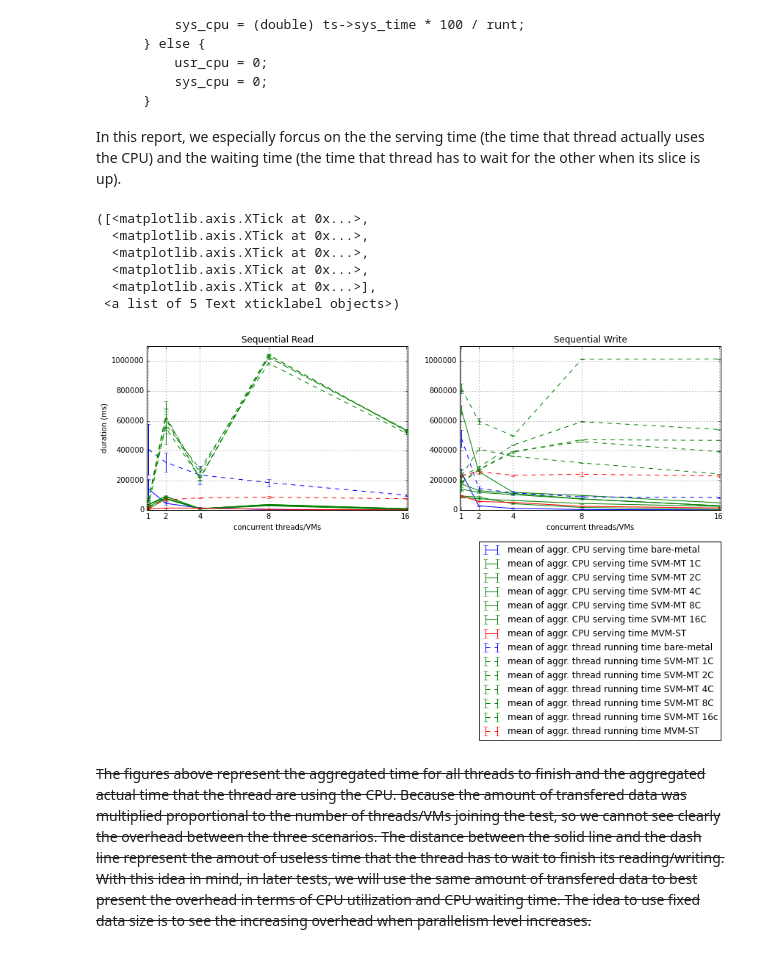
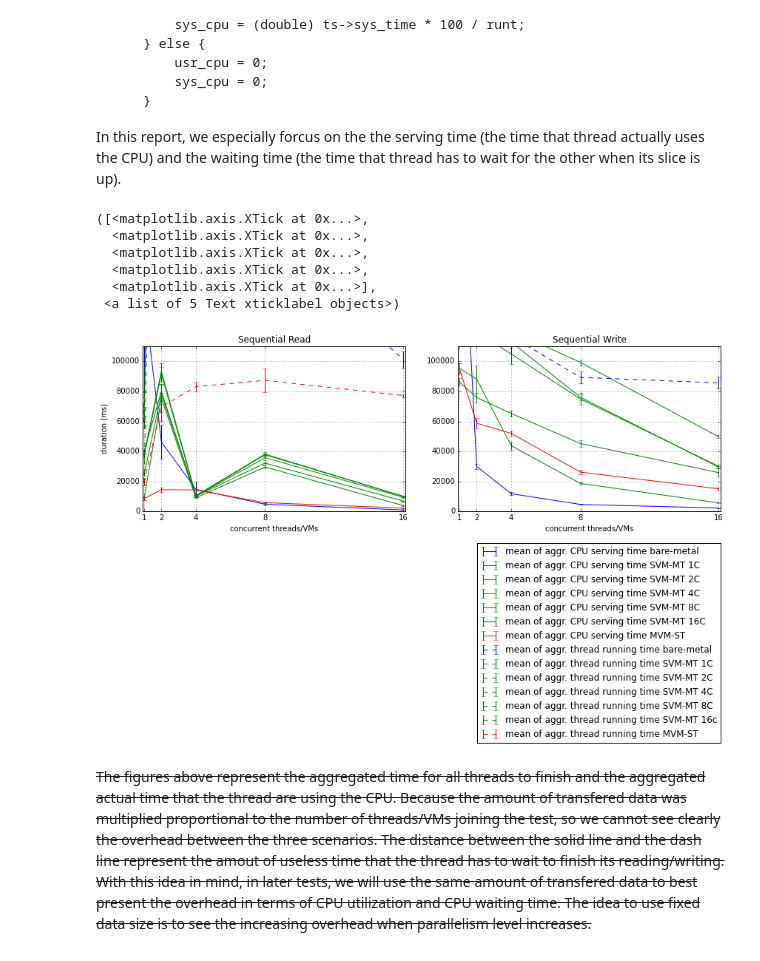
Before and after one commit to hasonhai/io_measurements, a Jupyter notebook: notebook/DA16procs_v3.ipynb, the cells around one changed output. Saved outputs shown, nothing was run; the diff lists cells and outputs as text; code cells hidden in the pictures.

```diff
--- a/notebook/DA16procs_v3.ipynb
+++ b/notebook/DA16procs_v3.ipynb
@@ -572,7 +572,7 @@ plt.errorbar(x_axis, trtsrsvm4c, citrtsrsvm4c, ls="dashed", color="green")
 plt.errorbar(x_axis, trtsrsvm8c, citrtsrsvm8c, ls="dashed", color="green")
 plt.errorbar(x_axis, trtsrsvm16c, citrtsrsvm16c, ls="dashed", color="green")
 plt.errorbar(x_axis, trtsrmvm, citrtsrmvm, ls="dashed", color="red")
-plt.axis([0.9, 16.1, 0, 1100000])
+plt.axis([0.9, 16.1, 0, 110000])
 plt.grid(True)
 plt.title('Sequential Read')
 plt.xlabel('concurrent threads/VMs')
@@ -582,35 +582,35 @@ plt.xticks(x_axis)
 plt.subplot(122)
 plt.errorbar(x_axis, tctswbf, citctswbf, color="blue", label = 'mean of aggr. CPU serving time bare-metal')
 plt.errorbar(x_axis, tctswsvm1c, citctswsvm1c, color="green", label = 'mean of aggr. CPU serving time SVM-MT 1C')
 plt.errorbar(x_axis, tctswsvm2c, citctswsvm2c, color="green", label = 'mean of aggr. CPU serving time SVM-MT 2C')
 plt.errorbar(x_axis, tctswsvm4c, citctswsvm4c, color="green", label = 'mean of aggr. CPU serving time SVM-MT 4C')
 plt.errorbar(x_axis, tctswsvm8c, citctswsvm8c, color="green", label = 'mean of aggr. CPU serving time SVM-MT 8C')
 plt.errorbar(x_axis, tctswsvm16c, citctswsvm16c, color="green", label = 'mean of aggr. CPU serving time SVM-MT 16C')
 plt.errorbar(x_axis, tctswmvm, citctswmvm, color="red", label = 'mean of aggr. CPU serving time MVM-ST')
 plt.errorbar(x_axis, trtswbf, citrtswbf, ls="dashed", color="blue", label = 'mean of aggr. thread running time bare-metal')
 plt.errorbar(x_axis, trtswsvm1c, citrtswsvm1c, ls="dashed", color="green", label = 'mean of aggr. thread running time SVM-MT 1C')
 plt.errorbar(x_axis, trtswsvm2c, citrtswsvm2c, ls="dashed", color="green", label = 'mean of aggr. thread running time SVM-MT 2C')
 plt.errorbar(x_axis, trtswsvm4c, citrtswsvm4c, ls="dashed", color="green", label = 'mean of aggr. thread running time SVM-MT 4C')
 plt.errorbar(x_axis, trtswsvm8c, citrtswsvm8c, ls="dashed", color="green", label = 'mean of aggr. thread running time SVM-MT 8C')
 plt.errorbar(x_axis, trtswsvm16c, citrtswsvm16c, ls="dashed", color="green", label = 'mean of aggr. thread running time SVM-MT 16c')
 plt.errorbar(x_axis, trtswmvm, citrtswmvm, ls="dashed", color="red", label = 'mean of aggr. thread running time MVM-ST')
-plt.axis([0.9, 16.1, 0, 1100000])
+plt.axis([0.9, 16.1, 0, 110000])
 plt.grid(True)
 plt.title('Sequential Write')
 plt.legend(bbox_to_anchor=(1, -1.4), loc=4, borderaxespad=0.)
 plt.xlabel('concurrent threads/VMs')
 #plt.ylabel('duration (ms)')
 plt.xticks(x_axis)
 
 #plt.savefig('CPUutilisation16procs.pdf')
 # %% [output]
 ([<matplotlib.axis.XTick at 0x...>,
   <matplotlib.axis.XTick at 0x...>,
   <matplotlib.axis.XTick at 0x...>,
   <matplotlib.axis.XTick at 0x...>,
   <matplotlib.axis.XTick at 0x...>],
  <a list of 5 Text xticklabel objects>)
-[figure, old version]
+[figure, new version]
 # %% [markdown]
 <del>The figures above represent the aggregated time for all threads to finish and the aggregated actual time that the thread are using the CPU. Because the amount of transfered data was multiplied proportional to the number of threads/VMs joining the test, so we cannot see clearly the overhead between the three scenarios. The distance between the solid line and the dash line represent the amout of useless time that the thread has to wait to finish its reading/writing. With this idea in mind, in later tests, we will use the same amount of transfered data to best present the overhead in terms of CPU utilization and CPU waiting time. The idea to use fixed data size is to see the increasing overhead when parallelism level increases.</del>
 
```
